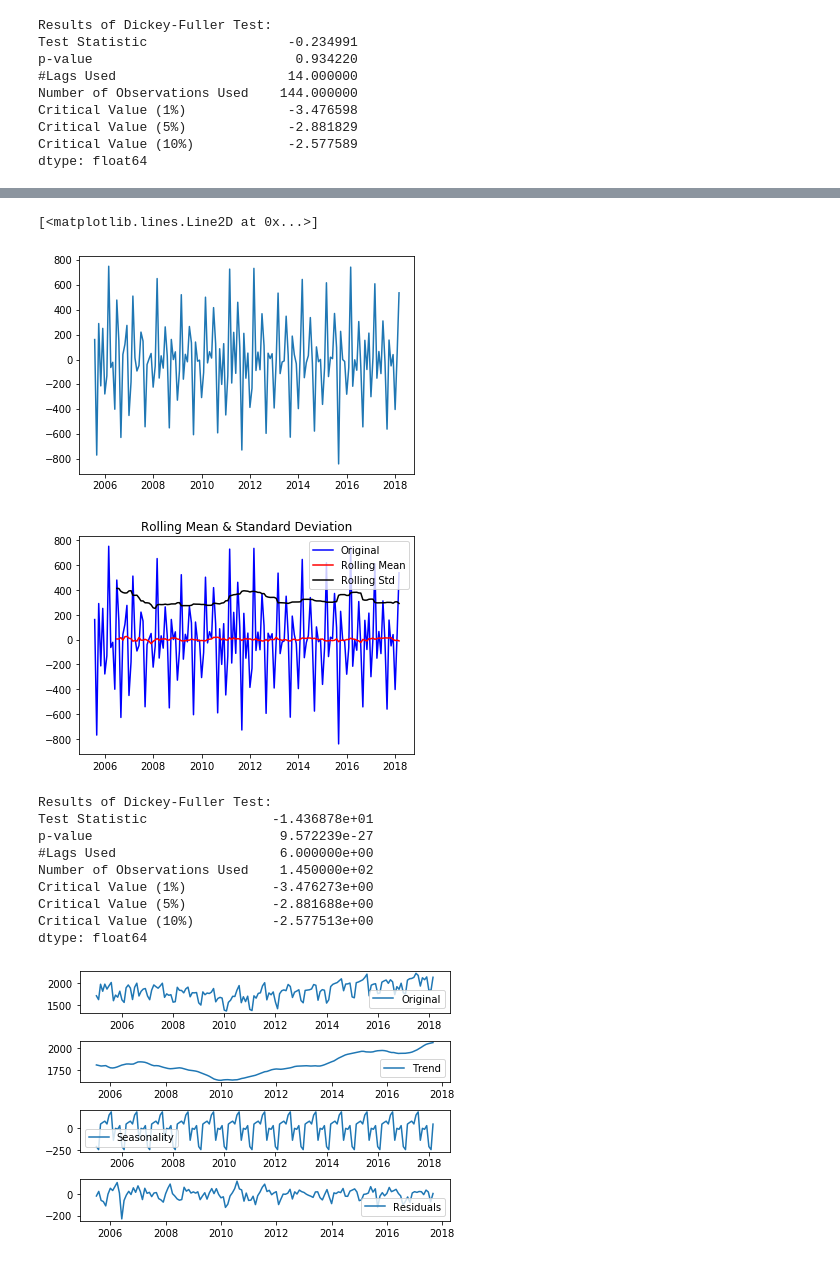
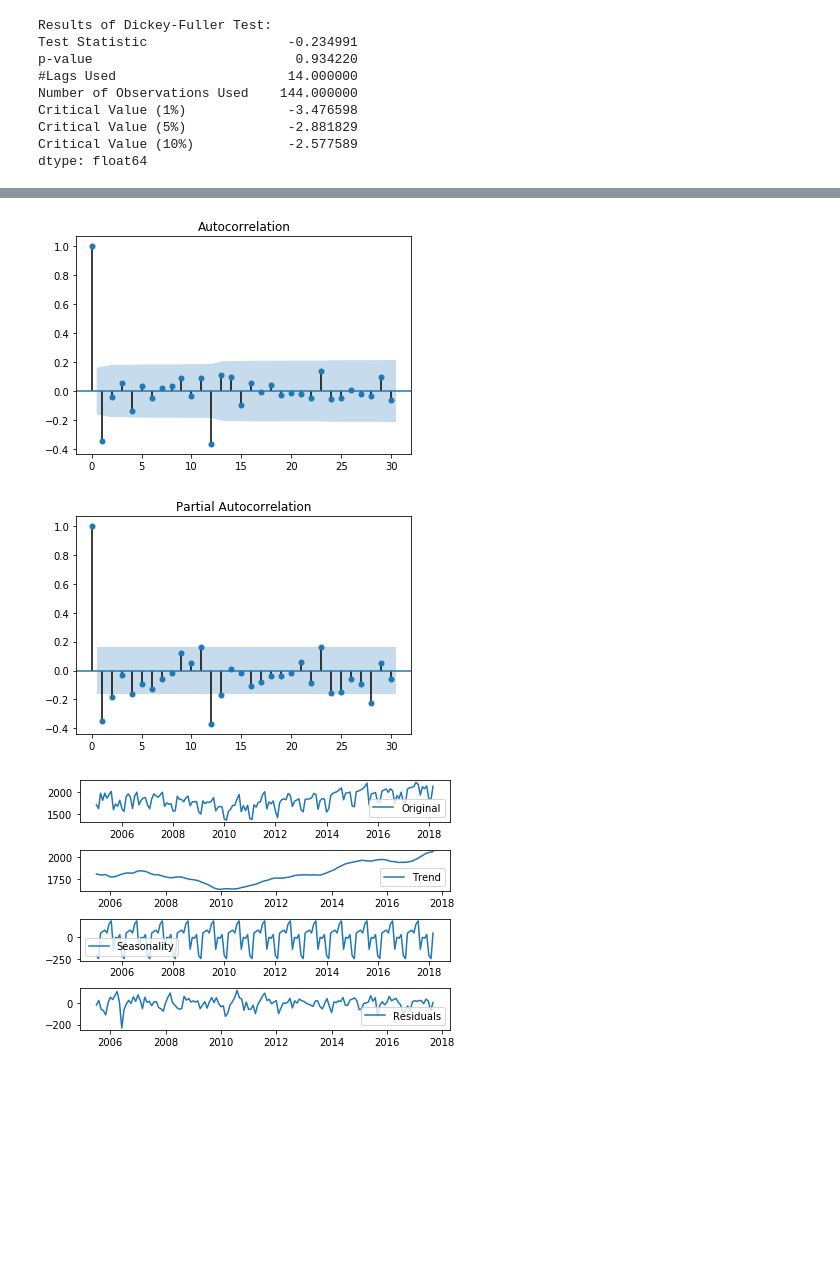
Before and after one commit to sherrywsm/Ridership, a Jupyter notebook: Ridership_TS.ipynb, the cells around one changed output, grey strips where cells are left out. Drawn from its saved outputs; the diff is of its cells as text; code cells hidden in the pictures; blank space fills up the shorter version.

```diff
--- a/Ridership_TS.ipynb
+++ b/Ridership_TS.ipynb
@@ -115,26 +132,16 @@ Critical Value (10%)            -2.577513
 dtype: float64
-# %%
-# Differencing 2
-# lag 6
-rider_diff = rider_ts - rider_ts.shift()
-rider_diff_2 = rider_diff - rider_diff.shift(6)
-plt.plot(rider_diff_2)
-# %% [output]
-[<matplotlib.lines.Line2D at 0x...>]
-[figure, removed]
-# %%
-test_stationarity(rider_diff_2.dropna())
-# %% [output]
-[figure, removed]
-Results of Dickey-Fuller Test:
-Test Statistic                -1.436878e+01
-p-value                        9.572239e-27
-#Lags Used                     6.000000e+00
-Number of Observations Used    1.450000e+02
-Critical Value (1%)           -3.476273e+00
-Critical Value (5%)           -2.881688e+00
-Critical Value (10%)          -2.577513e+00
-dtype: float64
+# %%
+# d = 1
+# ACF
+plot_acf(rider_diff_1.dropna(), lags=30)
+plt.show()
+
+# PACF
+plot_pacf(rider_diff_1.dropna(), lags=30)
+plt.show()
+# %% [output]
+[figure, added]
+[figure, added]
 # %%
 from statsmodels.tsa.seasonal import seasonal_decompose
 decomposition = seasonal_decompose(rider_ts)
```
Also changed, not shown: parts of 50 cells of this notebook.
